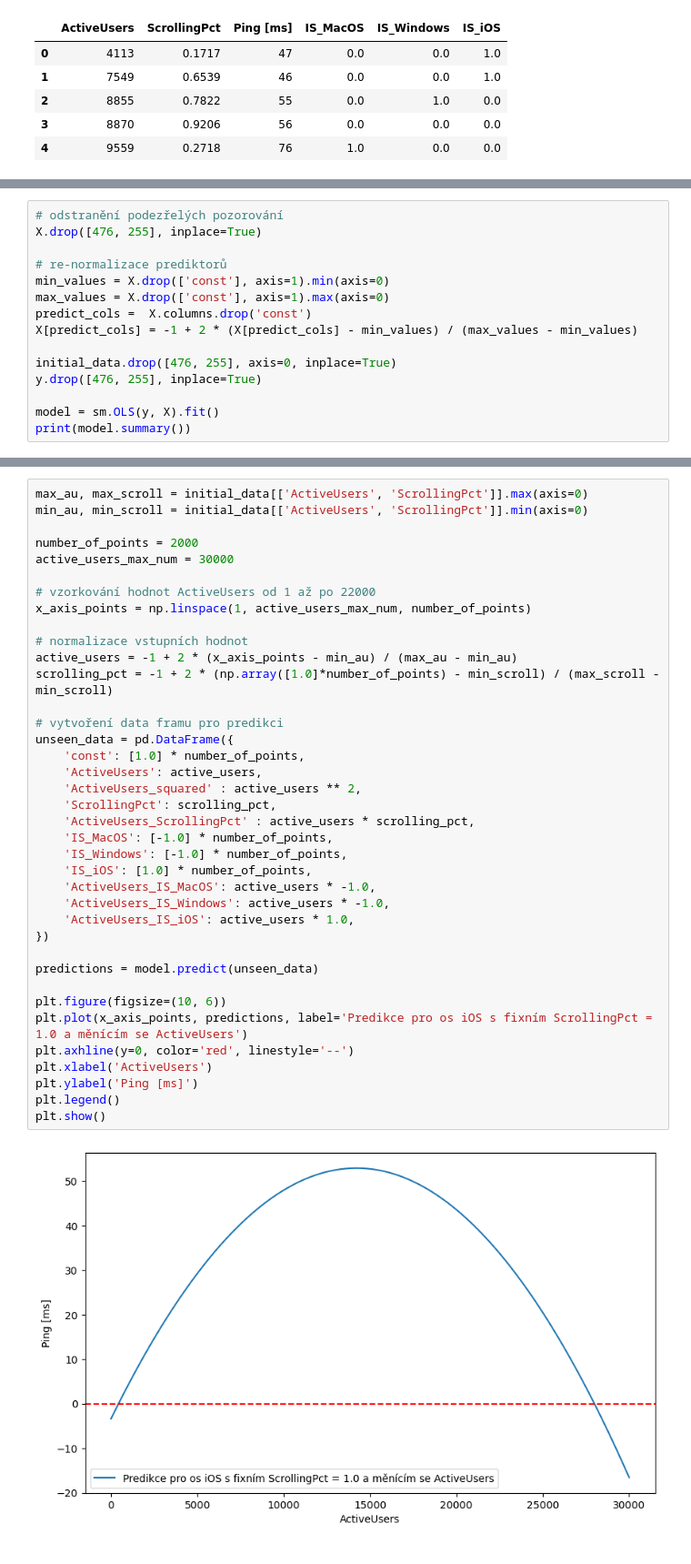
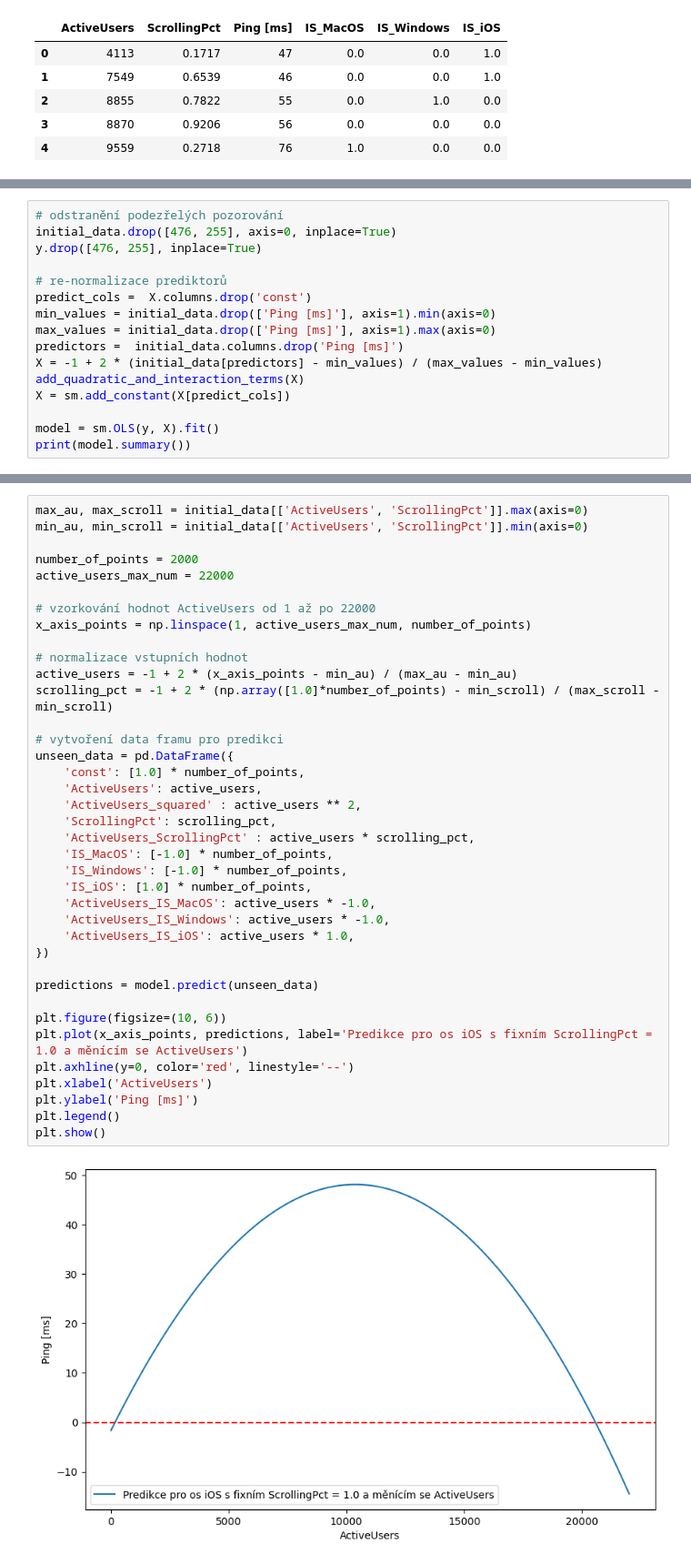
Before and after one commit to LukasFoltyn/msp-2, a Jupyter notebook: Foltyn_MSP_2-projekt.ipynb, the cells around one changed output, grey strips where cells are left out. Shown at 91% size. Saved outputs shown, nothing was run; the diff lists cells and outputs as text.

```diff
--- a/Foltyn_MSP_2-projekt.ipynb
+++ b/Foltyn_MSP_2-projekt.ipynb
@@ -412,15 +447,0 @@ Pozorování s velkými rezidui - indexy: [ 82 255 476]
-# %%
-# odstranění podezřelých pozorování
-X.drop([476, 255], inplace=True)
-
-# re-normalizace prediktorů
-min_values = X.drop(['const'], axis=1).min(axis=0)
-max_values = X.drop(['const'], axis=1).max(axis=0)
-predict_cols =  X.columns.drop('const')
-X[predict_cols] = -1 + 2 * (X[predict_cols] - min_values) / (max_values - min_values)
-
-initial_data.drop([476, 255], axis=0, inplace=True)
-y.drop([476, 255], inplace=True)
-
-model = sm.OLS(y, X).fit()
-print(model.summary())
@@ -444,0 +451,16 @@ Notes:
+# %%
+# odstranění podezřelých pozorování
+initial_data.drop([476, 255], axis=0, inplace=True)
+y.drop([476, 255], inplace=True)
+
+# re-normalizace prediktorů
+predict_cols =  X.columns.drop('const')
+min_values = initial_data.drop(['Ping [ms]'], axis=1).min(axis=0)
+max_values = initial_data.drop(['Ping [ms]'], axis=1).max(axis=0)
+predictors =  initial_data.columns.drop('Ping [ms]')
+X = -1 + 2 * (initial_data[predictors] - min_values) / (max_values - min_values)
+add_quadratic_and_interaction_terms(X)
+X = sm.add_constant(X[predict_cols])
+
+model = sm.OLS(y, X).fit()
+print(model.summary())
@@ -512,39 +555,39 @@ max_au, max_scroll = initial_data[['ActiveUsers', 'ScrollingPct']].max(axis=0)
 min_au, min_scroll = initial_data[['ActiveUsers', 'ScrollingPct']].min(axis=0)
 
 number_of_points = 2000
-active_users_max_num = 30000
+active_users_max_num = 22000
 
 # vzorkování hodnot ActiveUsers od 1 až po 22000
 x_axis_points = np.linspace(1, active_users_max_num, number_of_points)
 
 # normalizace vstupních hodnot
 active_users = -1 + 2 * (x_axis_points - min_au) / (max_au - min_au)
 scrolling_pct = -1 + 2 * (np.array([1.0]*number_of_points) - min_scroll) / (max_scroll - min_scroll)
 
 # vytvoření data framu pro predikci
 unseen_data = pd.DataFrame({
     'const': [1.0] * number_of_points,
     'ActiveUsers': active_users,
     'ActiveUsers_squared' : active_users ** 2,
     'ScrollingPct': scrolling_pct,
     'ActiveUsers_ScrollingPct' : active_users * scrolling_pct,
     'IS_MacOS': [-1.0] * number_of_points,
     'IS_Windows': [-1.0] * number_of_points,
     'IS_iOS': [1.0] * number_of_points,
     'ActiveUsers_IS_MacOS': active_users * -1.0,
     'ActiveUsers_IS_Windows': active_users * -1.0,
     'ActiveUsers_IS_iOS': active_users * 1.0,
 })
 
 predictions = model.predict(unseen_data)
 
 plt.figure(figsize=(10, 6))
 plt.plot(x_axis_points, predictions, label='Predikce pro os iOS s fixním ScrollingPct = 1.0 a měnícím se ActiveUsers')
 plt.axhline(y=0, color='red', linestyle='--')
 plt.xlabel('ActiveUsers')
 plt.ylabel('Ping [ms]')
 plt.legend()
 plt.show()
 # %% [output]
-[figure, old version]
+[figure, new version]
 # %% [markdown]
```
Also changed, not shown: parts of 27 cells of this notebook.
